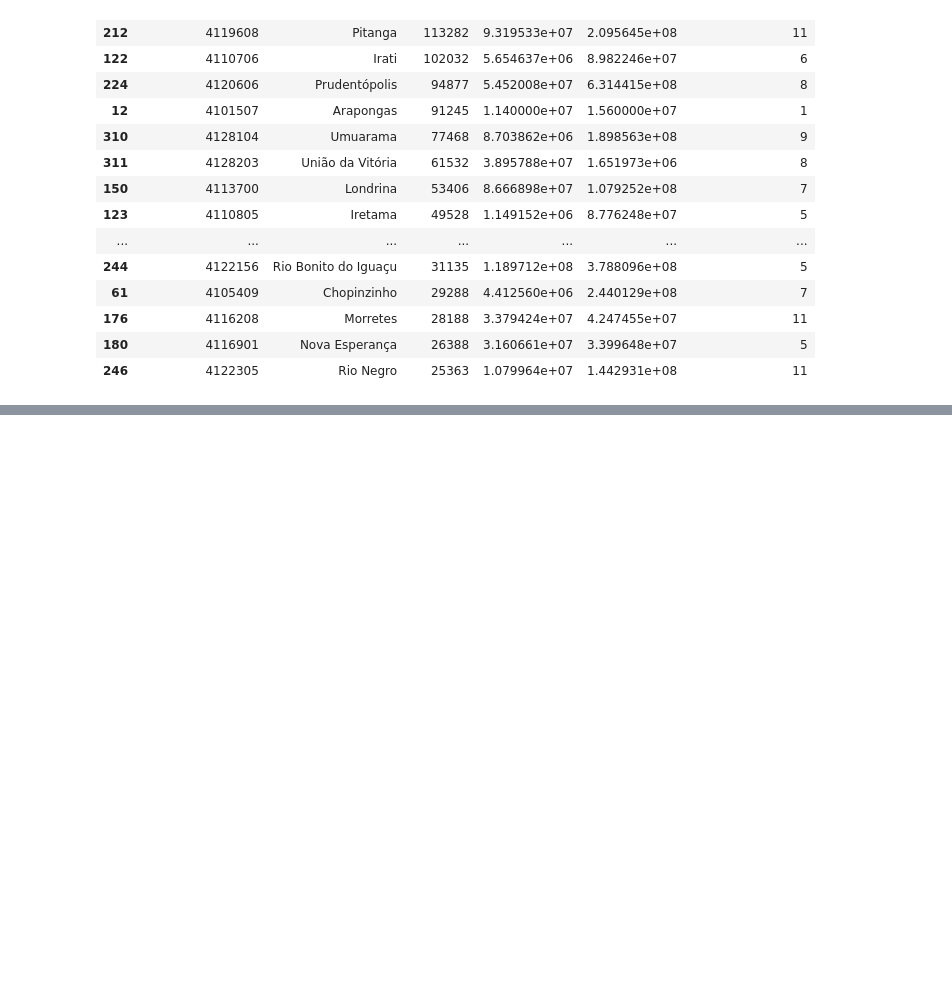
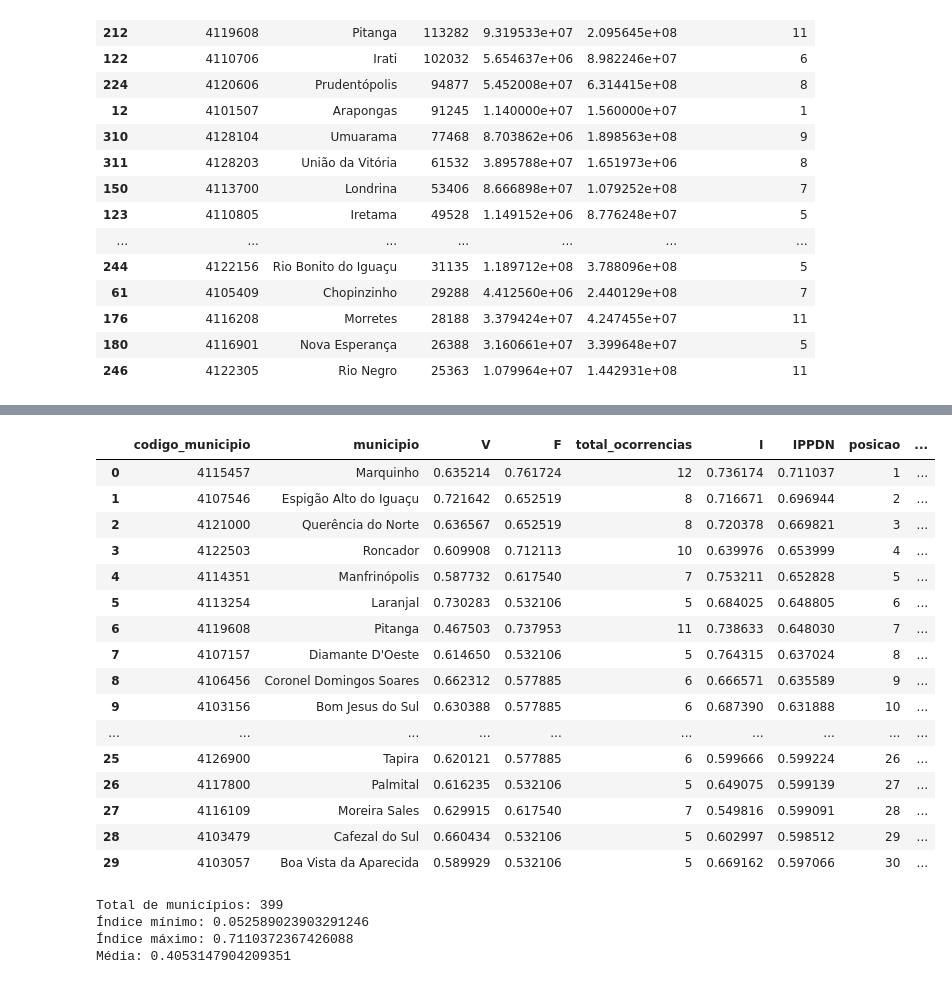
Before and after one commit to vzuza/codigos_amanha, a Jupyter notebook: projeto_codigos_pessoal.ipynb, the cells around one changed output, grey strips where cells are left out. Drawn from its saved outputs; the diff is of its cells as text; code cells hidden in the pictures; blank space fills up the shorter version.

```diff
--- a/projeto_codigos_pessoal.ipynb
+++ b/projeto_codigos_pessoal.ipynb
@@ -986,0 +1146,55 @@ display(
+# %%
+
+# ------------------ CÁLCULO DO IPPDN ----------------------
+
+
+# Pesos iguais
+peso_V = 1/3
+peso_F = 1/3
+peso_I = 1/3
+
+df_ippdn['IPPDN'] = (
+    peso_V * df_ippdn['V'] +
+    peso_F * df_ippdn['F'] +
+    peso_I * df_ippdn['I']
+)
+
+# Ordenar municípios por prioridade
+df_ippdn = df_ippdn.sort_values(
+    'IPPDN',
+    ascending=False
+).reset_index(drop=True)
+
+# Ranking
+df_ippdn['posicao'] = (
+    df_ippdn.index + 1
+)
+
+display(df_ippdn.head(30))
+
+print('Total de municípios:', len(df_ippdn))
+print('Índice mínimo:', df_ippdn['IPPDN'].min())
+print('Índice máximo:', df_ippdn['IPPDN'].max())
+print('Média:', df_ippdn['IPPDN'].mean())
+# %% [output]
+|  | codigo_municipio | municipio | V | F | total_ocorrencias | I | IPPDN | posicao | ... |
+| 0 | 4115457 | Marquinho | 0.635214 | 0.761724 | 12 | 0.736174 | 0.711037 | 1 | ... |
+| 1 | 4107546 | Espigão Alto do Iguaçu | 0.721642 | 0.652519 | 8 | 0.716671 | 0.696944 | 2 | ... |
+| 2 | 4121000 | Querência do Norte | 0.636567 | 0.652519 | 8 | 0.720378 | 0.669821 | 3 | ... |
+| 3 | 4122503 | Roncador | 0.609908 | 0.712113 | 10 | 0.639976 | 0.653999 | 4 | ... |
+| 4 | 4114351 | Manfrinópolis | 0.587732 | 0.617540 | 7 | 0.753211 | 0.652828 | 5 | ... |
+| 5 | 4113254 | Laranjal | 0.730283 | 0.532106 | 5 | 0.684025 | 0.648805 | 6 | ... |
+| 6 | 4119608 | Pitanga | 0.467503 | 0.737953 | 11 | 0.738633 | 0.648030 | 7 | ... |
+| 7 | 4107157 | Diamante D'Oeste | 0.614650 | 0.532106 | 5 | 0.764315 | 0.637024 | 8 | ... |
+| 8 | 4106456 | Coronel Domingos Soares | 0.662312 | 0.577885 | 6 | 0.666571 | 0.635589 | 9 | ... |
+| 9 | 4103156 | Bom Jesus do Sul | 0.630388 | 0.577885 | 6 | 0.687390 | 0.631888 | 10 | ... |
+| ... | ... | ... | ... | ... | ... | ... | ... | ... | ... |
+| 25 | 4126900 | Tapira | 0.620121 | 0.577885 | 6 | 0.599666 | 0.599224 | 26 | ... |
+| 26 | 4117800 | Palmital | 0.616235 | 0.532106 | 5 | 0.649075 | 0.599139 | 27 | ... |
+| 27 | 4116109 | Moreira Sales | 0.629915 | 0.617540 | 7 | 0.549816 | 0.599091 | 28 | ... |
+| 28 | 4103479 | Cafezal do Sul | 0.660434 | 0.532106 | 5 | 0.602997 | 0.598512 | 29 | ... |
+| 29 | 4103057 | Boa Vista da Aparecida | 0.589929 | 0.532106 | 5 | 0.669162 | 0.597066 | 30 | ... |
+Total de municípios: 399
+Índice mínimo: 0.052589023903291246
+Índice máximo: 0.7110372367426088
+Média: 0.4053147904209351
```
Also changed, not shown: parts of 5 cells of this notebook.
